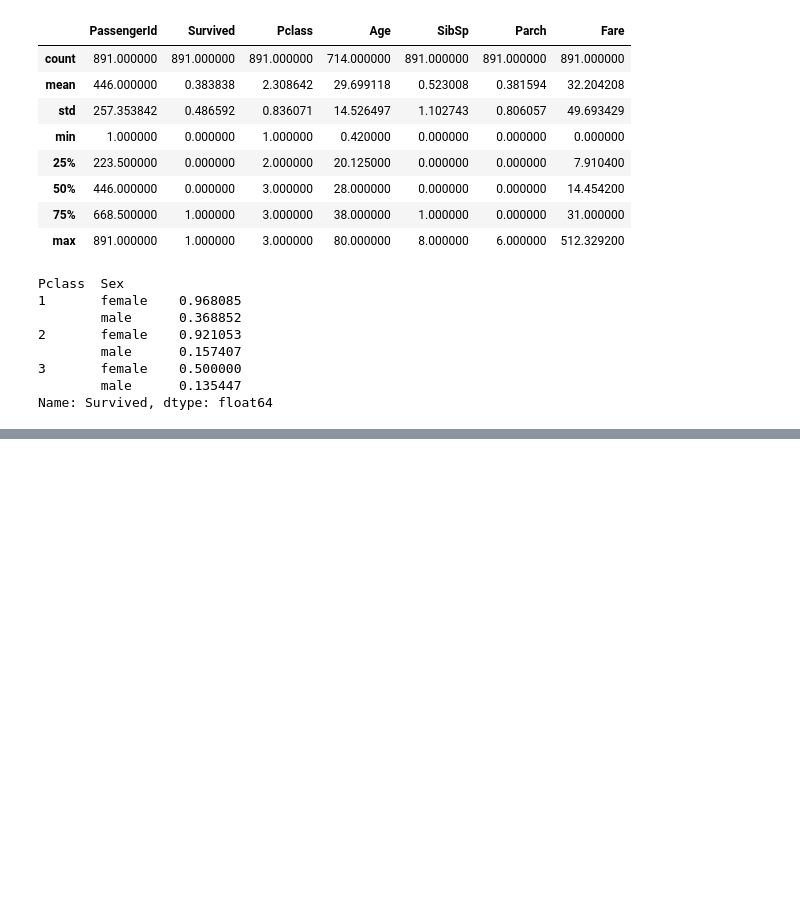
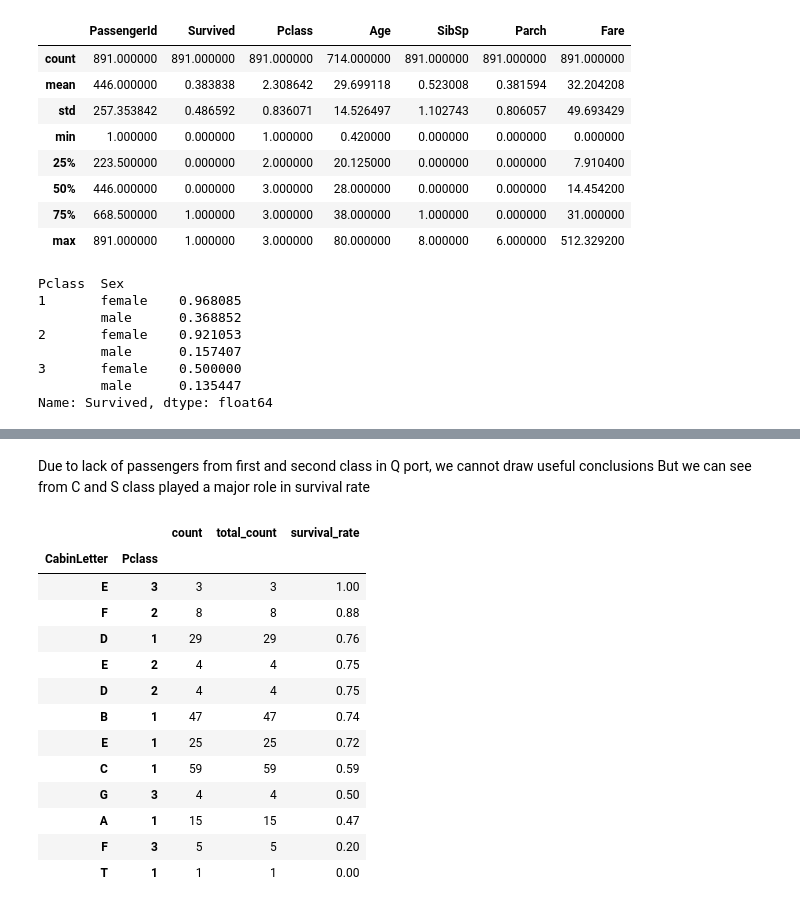
Before and after one commit to shashwatsrv/Titanic, a Jupyter notebook: Titanic.ipynb, the cells around one changed output, grey strips where cells are left out. Saved outputs shown, nothing was run; the diff lists cells and outputs as text; code cells hidden in the pictures; blank space fills up the shorter version.

```diff
--- a/Titanic.ipynb
+++ b/Titanic.ipynb
@@ -85,0 +310,24 @@ df['FarePP']=(df['Fare']/df['Familysize']).round(2)
+# %% [markdown]
+Due to lack of passengers from first and second class in Q port, we cannot draw useful conclusions
+But we can see from C and S class played a major role in survival rate
+# %%
+df.groupby(['CabinLetter', 'Pclass']).agg(
+    count=('Survived', 'count'),
+    total_count=('PassengerId', 'count'),
+    survival_rate=('Survived', 'mean')
+).round(2).sort_values('survival_rate', ascending=False)
+# %% [output]
+|  |  | count | total_count | survival_rate |
+| CabinLetter | Pclass |  |  |  |
+| E | 3 | 3 | 3 | 1.00 |
+| F | 2 | 8 | 8 | 0.88 |
+| D | 1 | 29 | 29 | 0.76 |
+| E | 2 | 4 | 4 | 0.75 |
+| D | 2 | 4 | 4 | 0.75 |
+| B | 1 | 47 | 47 | 0.74 |
+| E | 1 | 25 | 25 | 0.72 |
+| C | 1 | 59 | 59 | 0.59 |
+| G | 3 | 4 | 4 | 0.50 |
+| A | 1 | 15 | 15 | 0.47 |
+| F | 3 | 5 | 5 | 0.20 |
+| T | 1 | 1 | 1 | 0.00 |
```
Also changed, not shown: parts of 34 cells of this notebook, 2 other files.
